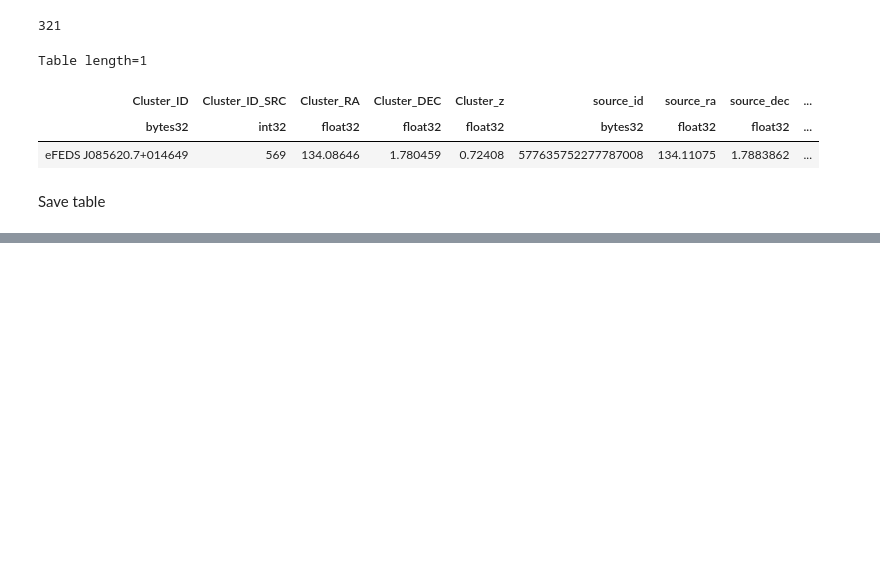
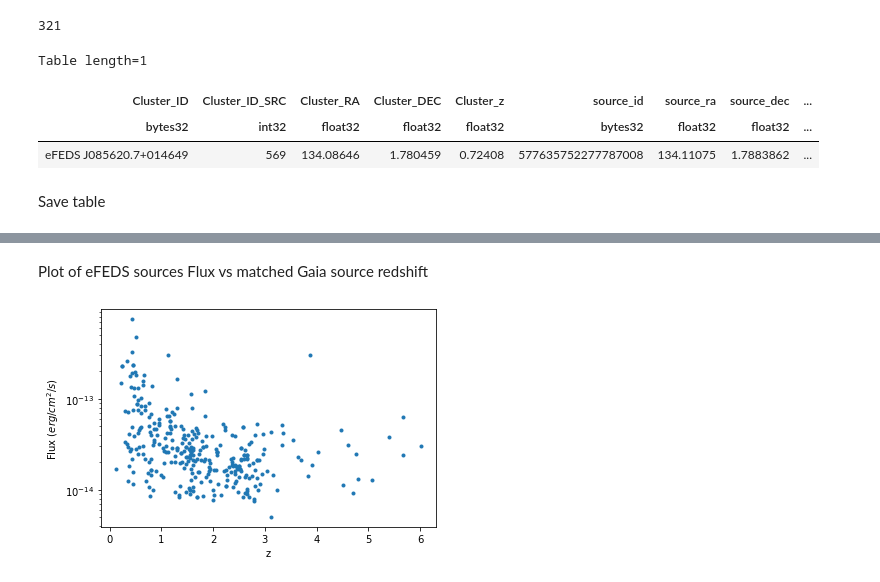
Before and after one commit to TobyWallage/Gaia_vs_eFEDS, a Jupyter notebook: Filter_Tables.ipynb, the cells around one changed output, grey strips where cells are left out. Cells and saved outputs as stored; diff of their text form; code cells hidden in the pictures; blank space fills up the shorter version.

Commit message:
Added plot of flux aggainst z

```diff
--- a/Filter_Tables.ipynb
+++ b/Filter_Tables.ipynb
@@ -191,0 +196,11 @@ eFEDS_gaia_match.write('Source_Data/eFEDS_gaia_match.csv', format='csv')
+# %% [markdown]
+Plot of eFEDS sources Flux vs matched Gaia source redshift
+# %%
+plt.scatter(eFEDS_gaia_match['source_redshift'], eFEDS_gaia_match['ML_FLUX'], marker='.')
+plt.ylabel('Flux ($erg/cm^2/s$)')
+plt.xlabel('z')
+plt.yscale('log')
+# plt.xscale('log')
+plt.show()
+# %% [output]
+[figure, added]
```
Also changed, not shown: parts of 2 cells of this notebook.
